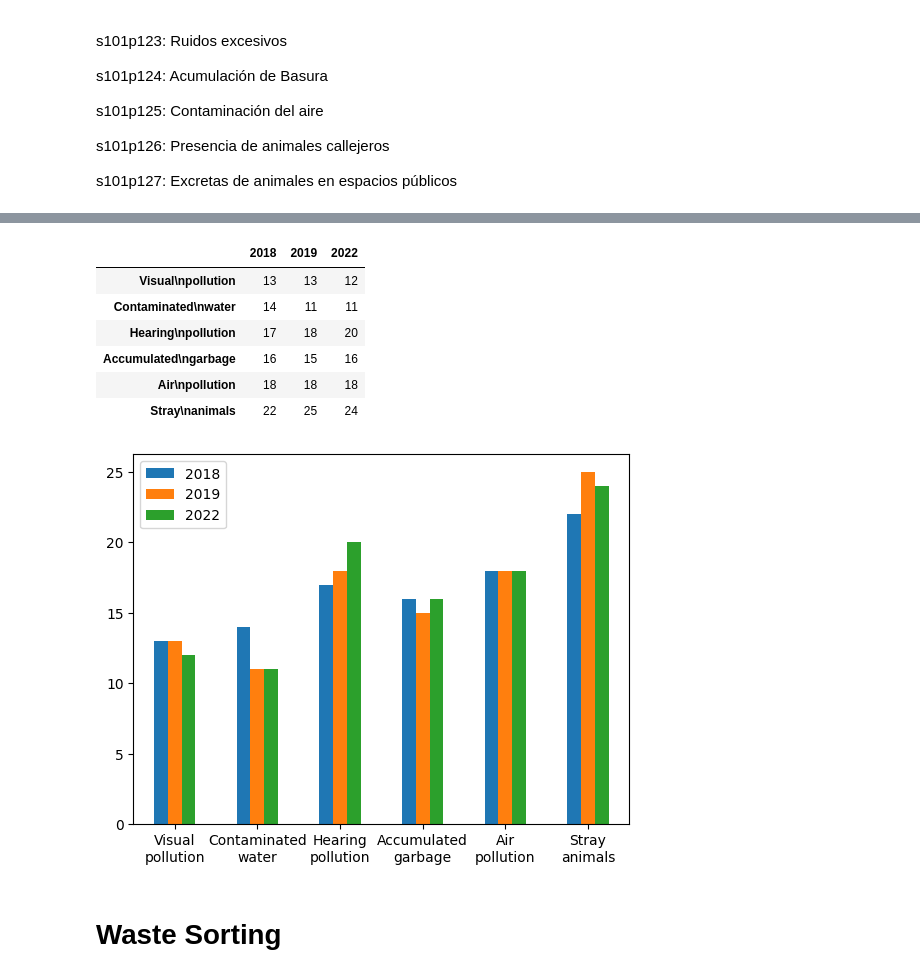
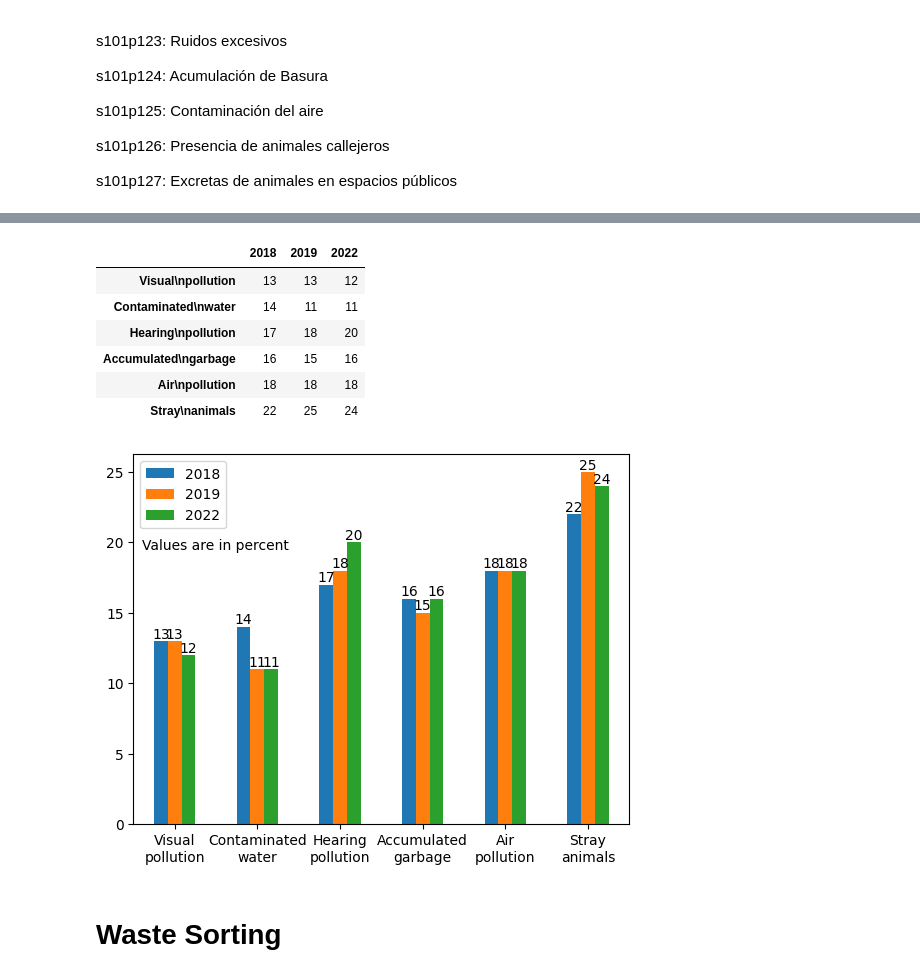
Before and after one commit to pedroaal/ambiental, a Jupyter notebook: main.ipynb, the cells around one changed output, grey strips where cells are left out. Cells and saved outputs as stored; diff of their text form; code cells hidden in the pictures.

```diff
--- a/main.ipynb
+++ b/main.ipynb
@@ -194,6 +194,8 @@ for year in years:
 
 res = pd.DataFrame(res, index=['year'])
 ax = res.plot.bar(rot=0)
+for container in ax.containers:
+  ax.bar_label(container)
 res
 # %% [output]
 |  | 2018 | 2019 | 2022 |
@@ -217,6 +219,8 @@ for year in years:
 
 res = pd.DataFrame(res, index=['Urban', 'Rural'])
 ax = res.plot.bar(rot=0)
+for container in ax.containers:
+  ax.bar_label(container)
 res
 # %% [output]
 |  | 2018 | 2019 | 2022 |
@@ -235,34 +239,37 @@ res_per = {
   2022: 0
 }
 
 for year in years:
   db = dbs_2[year]
   tmp = []
   sum = 0
   for col in envs_cols:
     db1 = db[db[col] == '1']
     val = db1['fexp4'].sum().round(0)
     tmp.append(val)
     sum += val
 
   res[year] = tmp
   res_per[year] = sum
 
 for year in res:
   res[year] = list(map(lambda a: round(a/res_per[year]*100), res[year]))
 
 res = pd.DataFrame(res, index=['Visual\npollution', 'Contaminated\nwater', 'Hearing\npollution', 'Accumulated\ngarbage', 'Air\npollution', 'Stray\nanimals'])
 ax = res.plot.bar(rot=0)
+for container in ax.containers:
+  ax.bar_label(container)
+ax.annotate('Values are in percent', (-0.4,19.5))
 res
 # %% [output]
 |  | 2018 | 2019 | 2022 |
 | Visual\npollution | 13 | 13 | 12 |
 | Contaminated\nwater | 14 | 11 | 11 |
 | Hearing\npollution | 17 | 18 | 20 |
 | Accumulated\ngarbage | 16 | 15 | 16 |
 | Air\npollution | 18 | 18 | 18 |
 | Stray\nanimals | 22 | 25 | 24 |
-[figure, old version]
+[figure, new version]
 # %%
 fig = go.Figure()
 
```
Also changed, not shown: parts of 12 cells of this notebook.
